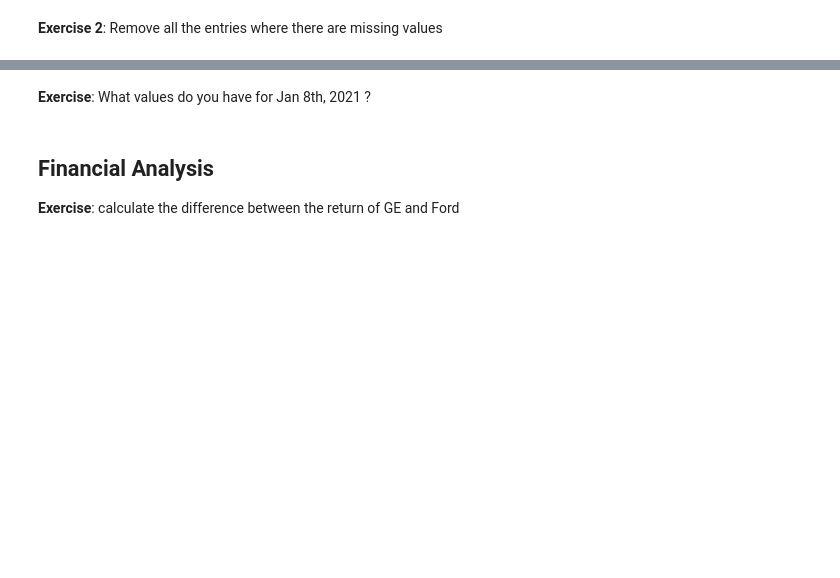
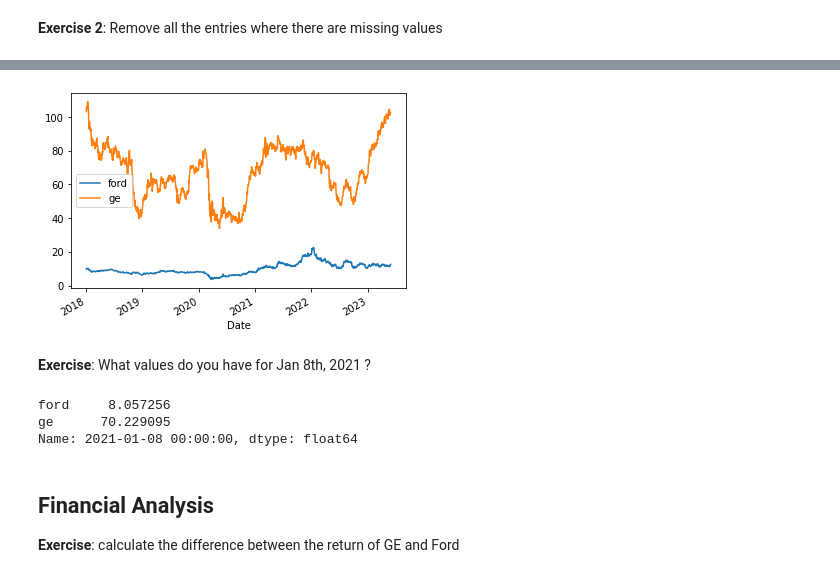
Before and after one commit to rubenkerkhofs/trading_algorithms_python, a Jupyter notebook: exercises/2. Data Analytics in Python/3. Pandas - Time series.ipynb, the cells around one changed output, grey strips where cells are left out. Drawn from its saved outputs; the diff is of its cells as text; code cells hidden in the pictures; blank space fills up the shorter version.

```diff
--- a/exercises/2. Data Analytics in Python/3. Pandas - Time series.ipynb
+++ b/exercises/2. Data Analytics in Python/3. Pandas - Time series.ipynb
@@ -22,5 +71,15 @@ Quick visualizations
+# %%
+data.plot();
+# %% [output]
+[figure, added]
 # %% [markdown]
 **Exercise**: What values do you have for Jan 8th, 2021 ?
+# %%
+data.loc['2021-01-08']
+# %% [output]
+ford     8.057256
+ge      70.229095
+Name: 2021-01-08 00:00:00, dtype: float64
 # %% [markdown]
 ## Financial Analysis
 **Exercise**: calculate the difference between the return of GE and Ford
```
Also changed, not shown: parts of 11 cells of this notebook, 19 other files.
